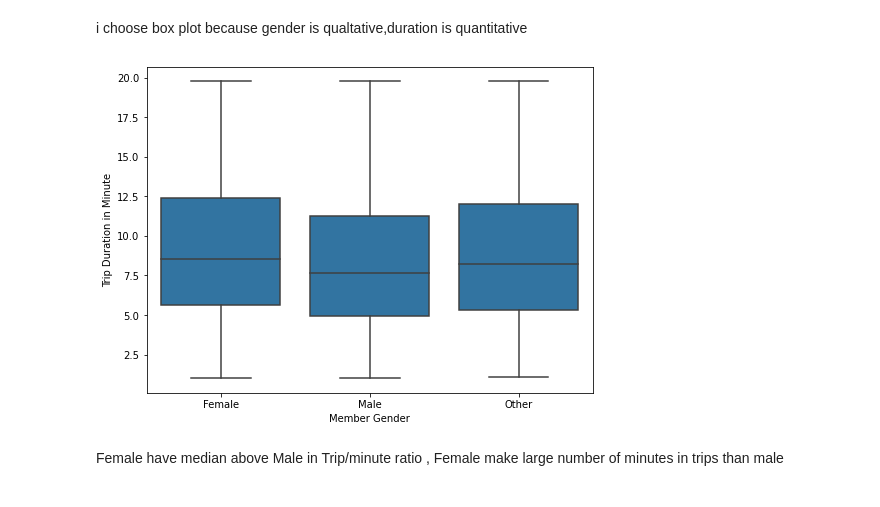
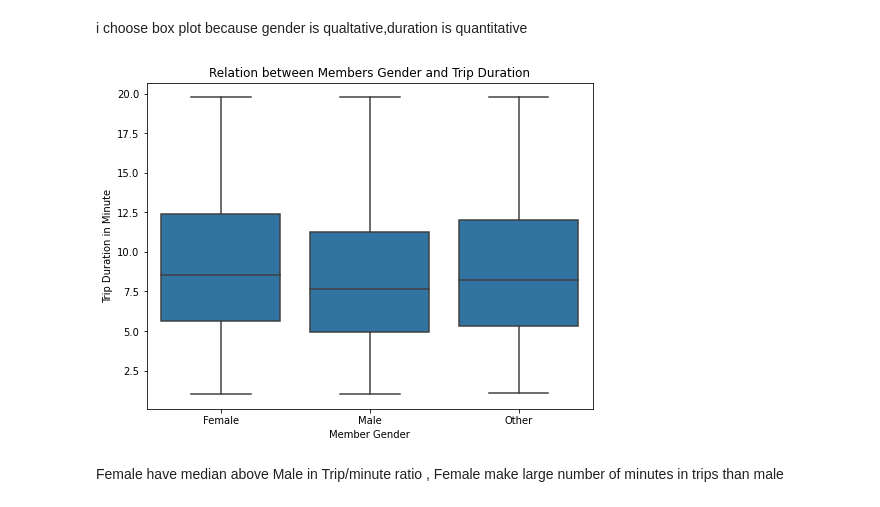
Before and after one commit to mostafaahmedemam/Ford-GoBike-DataSet-Analysis, a Jupyter notebook: fordgobike.ipynb, the cells around one changed output. Saved outputs shown, nothing was run; the diff lists cells and outputs as text; code cells hidden in the pictures.

```diff
--- a/fordgobike.ipynb
+++ b/fordgobike.ipynb
@@ -354,11 +375,12 @@ i choose box plot because gender is qualtative,duration is quantitative
 # %%
 #gender vs duration
 
-sb.boxplot(data=bike_ford_type, x='member_gender', y='duration_minute', color=base_color);
+sb.boxplot(data=bike_ford_type, x='member_gender', y='duration_minute', color=base_color).set_title(
+'Relation between Members Gender and Trip Duration');
 plt.xlabel('Member Gender');
 plt.ylabel('Trip Duration in Minute');
 # %% [output]
-[figure, old version]
+[figure, new version]
 # %% [markdown]
 Female have median above Male in Trip/minute ratio , Female make large number of minutes in trips than male
 # %% [markdown]
```
Also changed, not shown: parts of 40 cells of this notebook, 23 other files.
